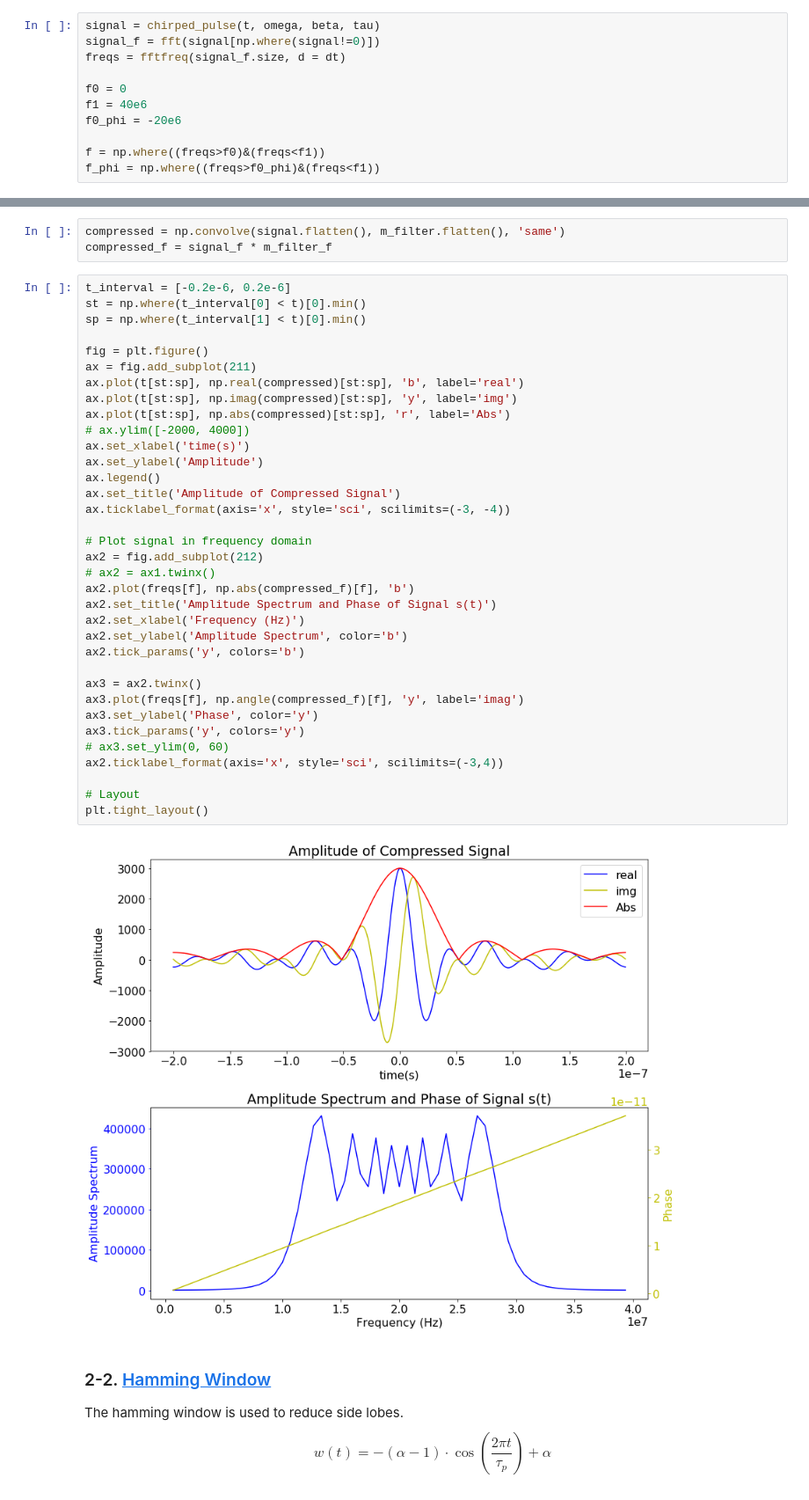
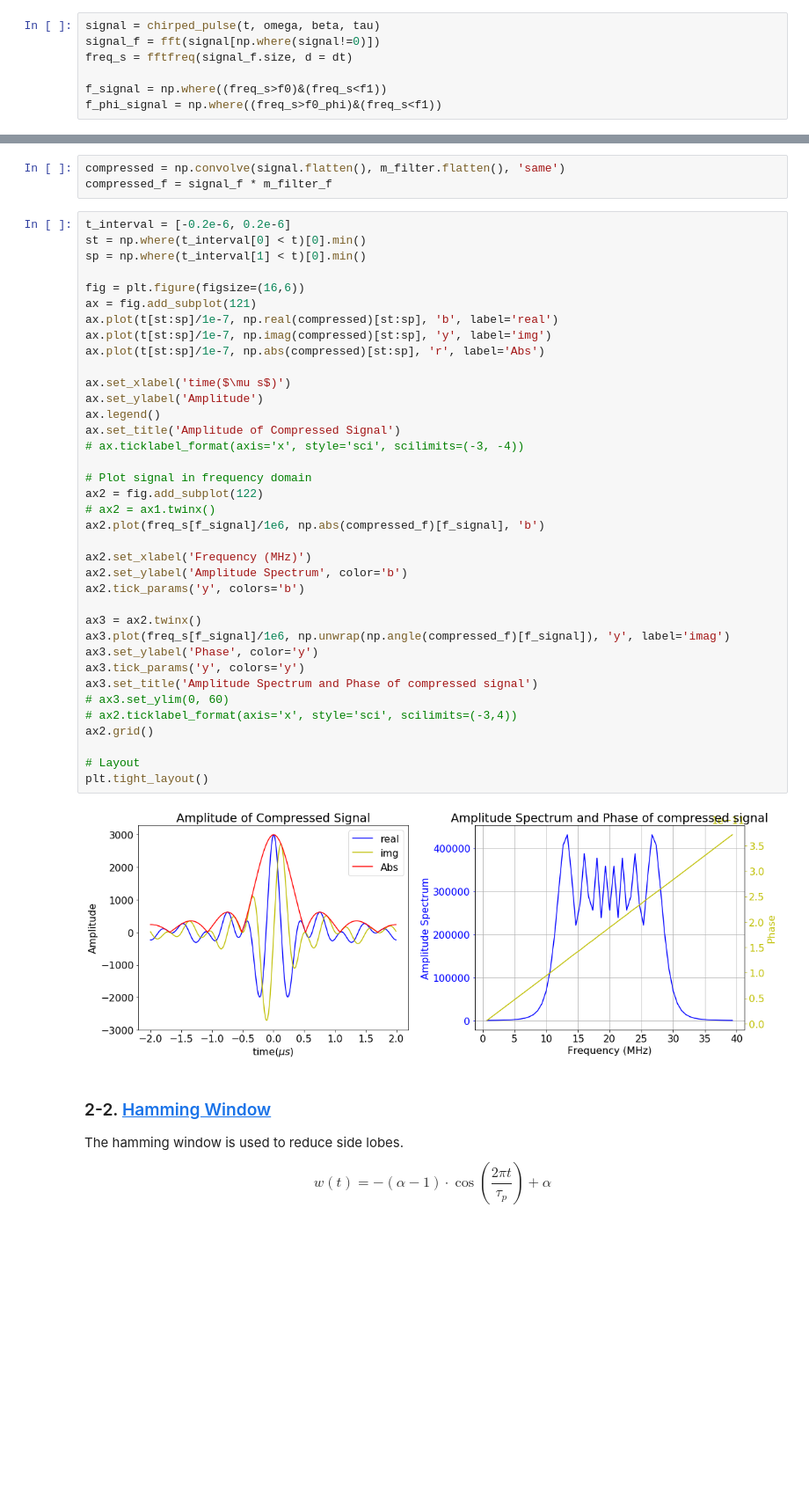
Before and after one commit to AzimuthLI/SAR_Introduction, a Jupyter notebook: Exercise_1-1D_Data.ipynb, the cells around one changed output, grey strips where cells are left out. Shown at 88% size. Cells and saved outputs as stored; diff of their text form; blank space fills up the shorter version.

```diff
--- a/Exercise_1-1D_Data.ipynb
+++ b/Exercise_1-1D_Data.ipynb
@@ -67,11 +80,7 @@ beta = bw / tau
 # %%
 signal = chirped_pulse(t, omega, beta, tau)
 signal_f = fft(signal[np.where(signal!=0)])
-freqs = fftfreq(signal_f.size, d = dt)
+freq_s = fftfreq(signal_f.size, d = dt)
 
-f0 = 0
-f1 = 40e6
-f0_phi = -20e6
-
-f = np.where((freqs>f0)&(freqs<f1))
-f_phi = np.where((freqs>f0_phi)&(freqs<f1))
+f_signal = np.where((freq_s>f0)&(freq_s<f1))
+f_phi_signal = np.where((freq_s>f0_phi)&(freq_s<f1))
@@ -213,40 +211,42 @@ compressed_f = signal_f * m_filter_f
 # %%
 t_interval = [-0.2e-6, 0.2e-6]
 st = np.where(t_interval[0] < t)[0].min()
 sp = np.where(t_interval[1] < t)[0].min()
 
-fig = plt.figure()
-ax = fig.add_subplot(211)
-ax.plot(t[st:sp], np.real(compressed)[st:sp], 'b', label='real')
-ax.plot(t[st:sp], np.imag(compressed)[st:sp], 'y', label='img')
-ax.plot(t[st:sp], np.abs(compressed)[st:sp], 'r', label='Abs')
-# ax.ylim([-2000, 4000])
-ax.set_xlabel('time(s)')
+fig = plt.figure(figsize=(16,6))
+ax = fig.add_subplot(121)
+ax.plot(t[st:sp]/1e-7, np.real(compressed)[st:sp], 'b', label='real')
+ax.plot(t[st:sp]/1e-7, np.imag(compressed)[st:sp], 'y', label='img')
+ax.plot(t[st:sp]/1e-7, np.abs(compressed)[st:sp], 'r', label='Abs')
+
+ax.set_xlabel('time($\mu s$)')
 ax.set_ylabel('Amplitude')
 ax.legend()
 ax.set_title('Amplitude of Compressed Signal')
-ax.ticklabel_format(axis='x', style='sci', scilimits=(-3, -4))
+# ax.ticklabel_format(axis='x', style='sci', scilimits=(-3, -4))
 
 # Plot signal in frequency domain
-ax2 = fig.add_subplot(212)
+ax2 = fig.add_subplot(122)
 # ax2 = ax1.twinx()
-ax2.plot(freqs[f], np.abs(compressed_f)[f], 'b')
-ax2.set_title('Amplitude Spectrum and Phase of Signal s(t)')
-ax2.set_xlabel('Frequency (Hz)')
+ax2.plot(freq_s[f_signal]/1e6, np.abs(compressed_f)[f_signal], 'b')
+
+ax2.set_xlabel('Frequency (MHz)')
 ax2.set_ylabel('Amplitude Spectrum', color='b')
 ax2.tick_params('y', colors='b')
 
 ax3 = ax2.twinx()
-ax3.plot(freqs[f], np.angle(compressed_f)[f], 'y', label='imag')
+ax3.plot(freq_s[f_signal]/1e6, np.unwrap(np.angle(compressed_f)[f_signal]), 'y', label='imag')
 ax3.set_ylabel('Phase', color='y')
 ax3.tick_params('y', colors='y')
+ax3.set_title('Amplitude Spectrum and Phase of compressed signal')
 # ax3.set_ylim(0, 60)
-ax2.ticklabel_format(axis='x', style='sci', scilimits=(-3,4))
+# ax2.ticklabel_format(axis='x', style='sci', scilimits=(-3,4))
+ax2.grid()
 
 # Layout
 plt.tight_layout()
 # %% [output]
-[figure, old version]
+[figure, new version]
 # %% [markdown]
 ### 2-2. [Hamming Window](https://en.wikipedia.org/wiki/Window_function#Hann_and_Hamming_windows)
 
```
Also changed, not shown: parts of 20 cells of this notebook, 2 other files.
